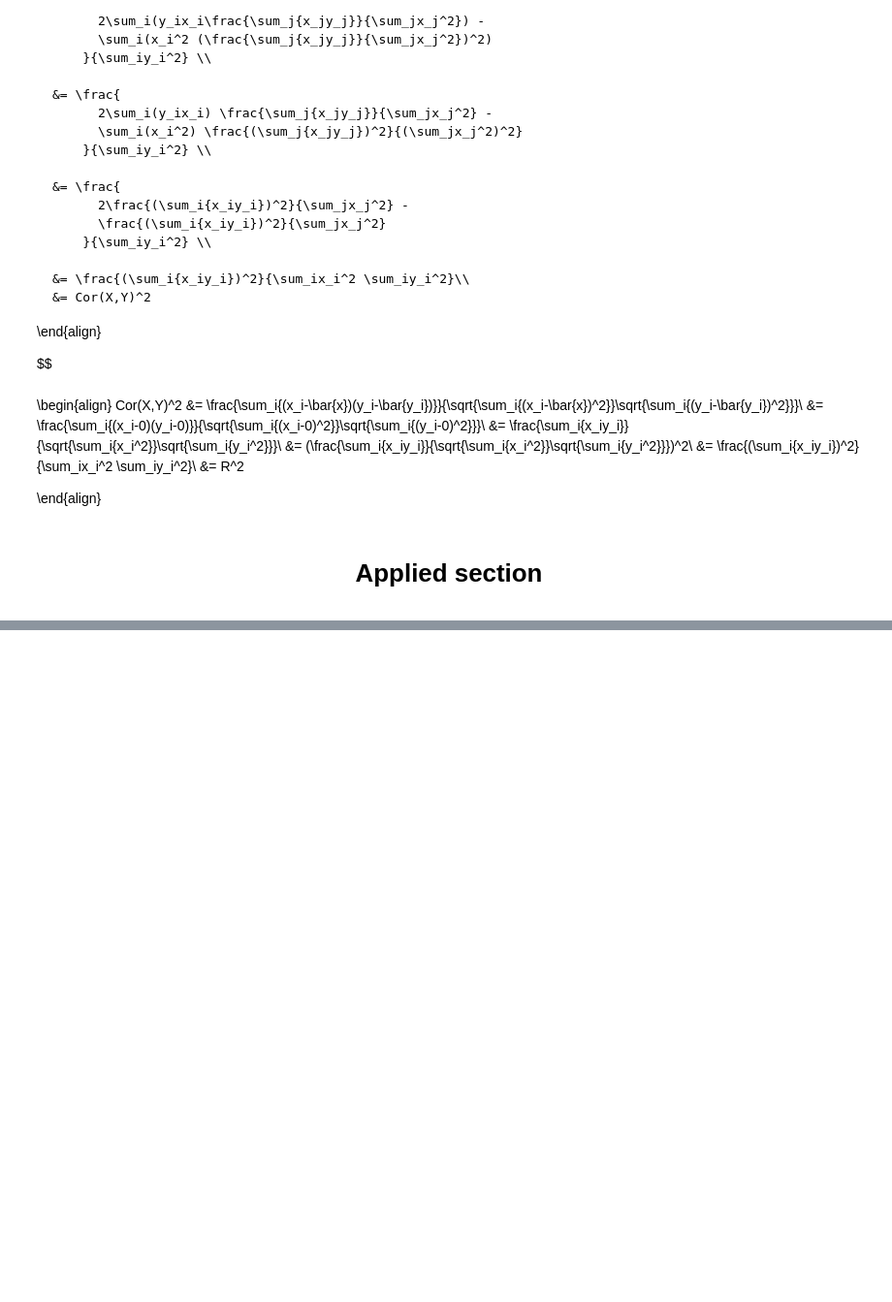
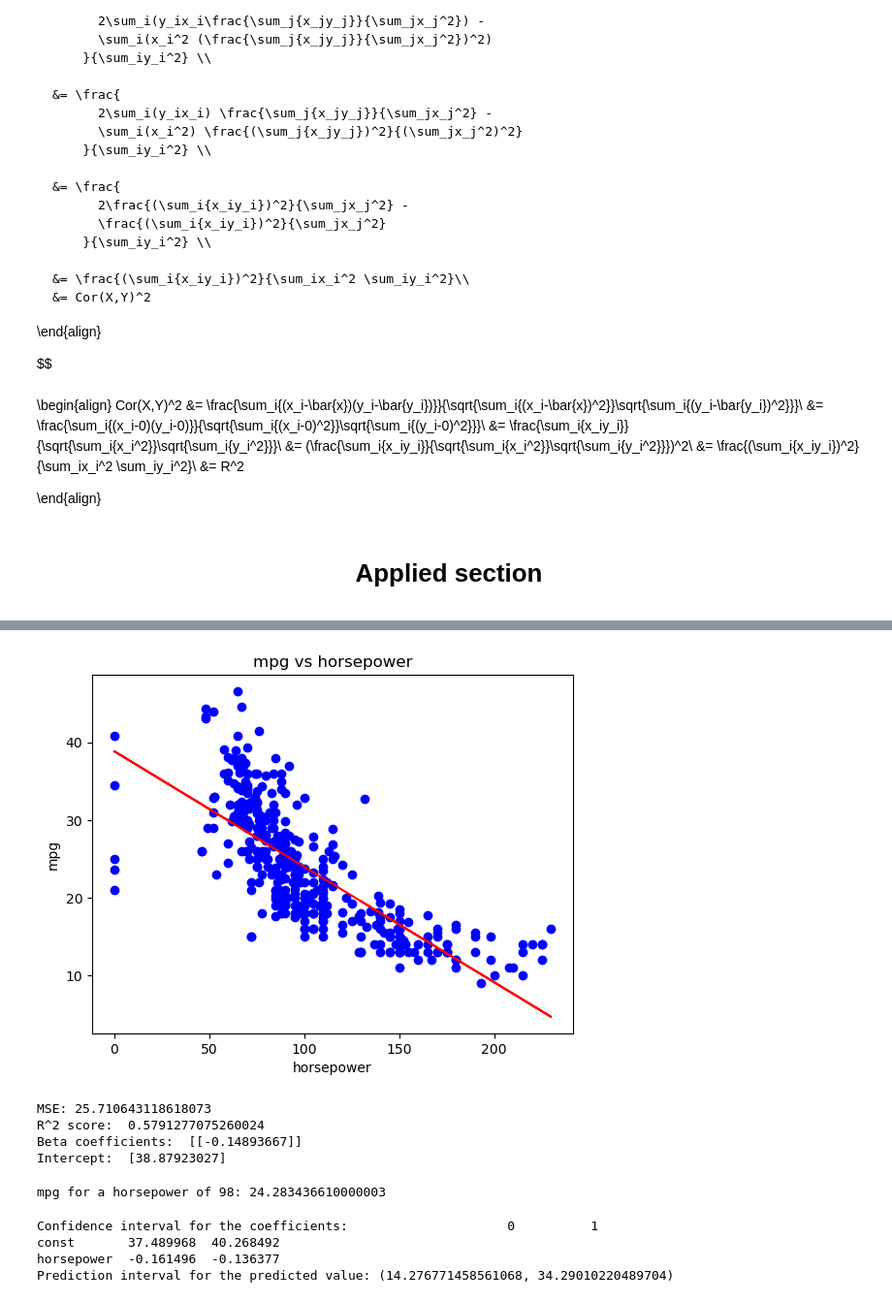
Before and after one commit to Crush53/ITSL-Repo-, a Jupyter notebook: Exercises/Stats_learning_exercise_ch3.ipynb, the cells around one changed output, grey strips where cells are left out. Shown at 97% size. Saved outputs shown, nothing was run; the diff lists cells and outputs as text; code cells hidden in the pictures; blank space fills up the shorter version.

```diff
--- a/Exercises/Stats_learning_exercise_ch3.ipynb
+++ b/Exercises/Stats_learning_exercise_ch3.ipynb
@@ -202,0 +209,73 @@ Cor(X,Y)^2 &= \frac{\sum_i{(x_i-\bar{x})(y_i-\bar{y_i})}}{\sqrt{\sum_i{(x_i-\bar
+# %%
+df_auto = pd.read_csv('../datasets/Auto.csv')
+df_auto['mpg'] = pd.to_numeric(df_auto['mpg'], errors='coerce')
+df_auto['horsepower'] = pd.to_numeric(df_auto['horsepower'], errors='coerce').fillna(0)
+# %%
+model = LinearRegression()
+X = df_auto[['horsepower']]
+y = df_auto[['mpg']]
+model.fit(df_auto[['horsepower']],df_auto[['mpg']])
+
+plt.scatter(X, y, color= 'blue')
+plt.plot(X,
+         model.predict(X), color = 'red')
+plt.title('mpg vs horsepower')
+plt.xlabel('horsepower')
+plt.ylabel('mpg')
+plt.show()
+# %% [output]
+[figure, added]
+# %%
+predictions = model.predict(X)
+mse = mean_squared_error(df_auto['mpg'], predictions)
+
+print('MSE:',mse)
+
+r2 = r2_score(df_auto['mpg'], predictions)
+print("R^2 score: ", r2)
+
+beta = model.coef_
+print("Beta coefficients: ", beta)
+# Intercept
+alpha = model.intercept_
+print("Intercept: ", alpha) #both are the same as R
+# %% [output]
+MSE: 25.710643118618073
+R^2 score:  0.5791277075260024
+Beta coefficients:  [[-0.14893667]]
+Intercept:  [38.87923027]
+# %%
+def model_input(X):
+    y = 38.87923027 -0.14893667 * X
+    return y
+
+print('mpg for a horsepower of 98:',model_input(98))
+# %% [output]
+mpg for a horsepower of 98: 24.283436610000003
+# %%
+import numpy as np
+import statsmodels.api as sm
+from statsmodels.sandbox.regression.predstd import wls_prediction_std
+
+# Fit the model using statsmodels to get more statistical information
+X = sm.add_constant(df_auto['horsepower'])  # Add a constant term to the predictor
+y = df_auto['mpg']
+model = sm.OLS(y, X)
+results = model.fit()
+
+# Predict the value for a horsepower of 98
+X_new = np.array([1, 98])  # The new predictor value (with a constant term)
+y_pred = results.predict(X_new)
+
+# Calculate the confidence interval
+conf_int = results.conf_int(alpha=0.05)
+print('Confidence interval for the coefficients:', conf_int)
+
+# Calculate the prediction interval
+_, pred_lower, pred_upper = wls_prediction_std(results, exog=X_new.reshape(1, -1), alpha=0.05)
+print('Prediction interval for the predicted value:', (pred_lower[0], pred_upper[0]))
+# %% [output]
+Confidence interval for the coefficients:                     0          1
+const       37.489968  40.268492
+horsepower  -0.161496  -0.136377
+Prediction interval for the predicted value: (14.276771458561068, 34.29010220489704)
```
Also changed, not shown: parts of 30 cells of this notebook.
